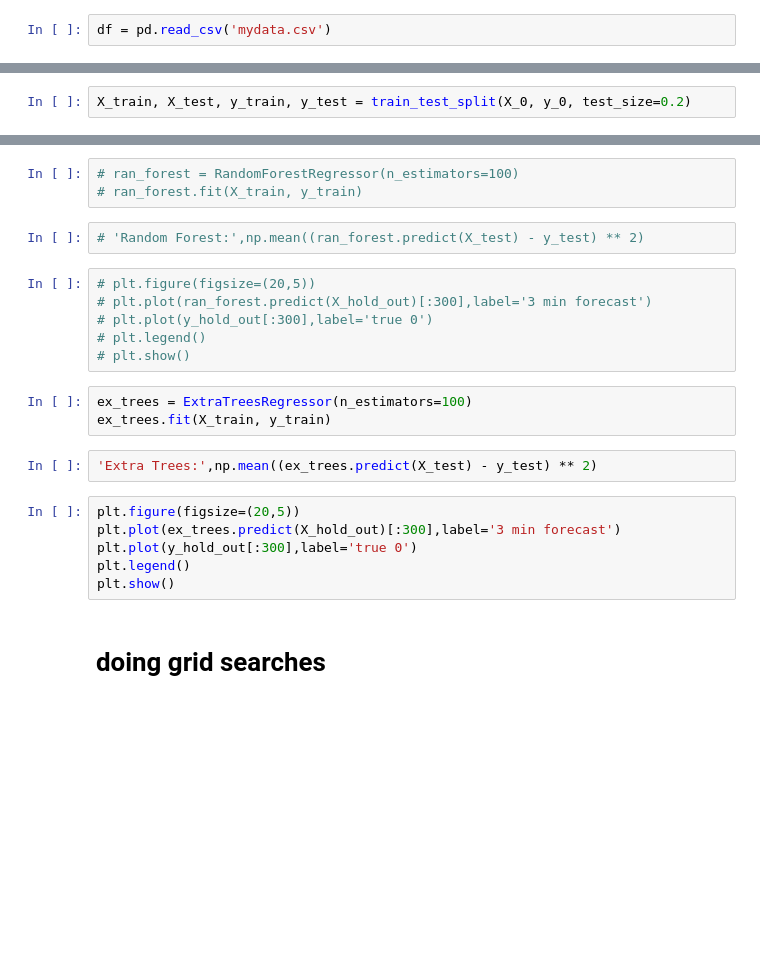
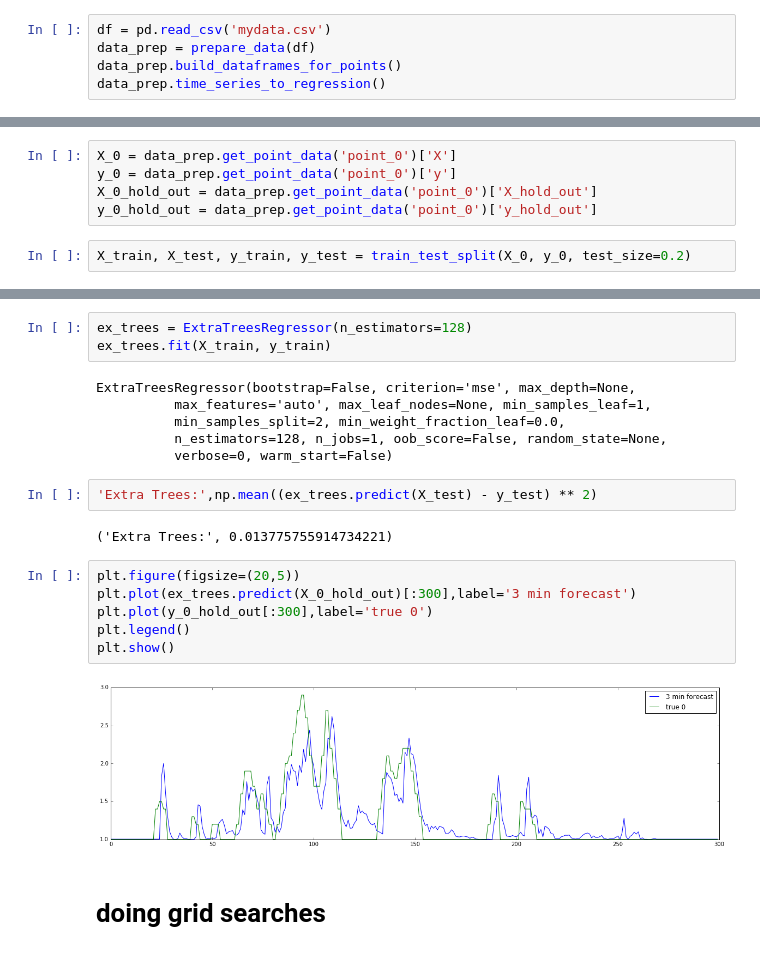
Before and after one commit to matthewswogger/Surge-Forecast-with-RNN, a Jupyter notebook: Randomforest.ipynb, the cells around one changed output, grey strips where cells are left out. Cells and saved outputs as stored; diff of their text form; blank space fills up the shorter version.

```diff
--- a/Randomforest.ipynb
+++ b/Randomforest.ipynb
@@ -9,3 +10,6 @@ from grid_search_helper import EstimatorSelectionHelper
 %matplotlib inline
 # %%
 df = pd.read_csv('mydata.csv')
+data_prep = prepare_data(df)
+data_prep.build_dataframes_for_points()
+data_prep.time_series_to_regression()
@@ -34,2 +35,7 @@ X_0 = training_testing_array[:,3:]
+# %%
+X_0 = data_prep.get_point_data('point_0')['X']
+y_0 = data_prep.get_point_data('point_0')['y']
+X_0_hold_out = data_prep.get_point_data('point_0')['X_hold_out']
+y_0_hold_out = data_prep.get_point_data('point_0')['y_hold_out']
 # %%
 X_train, X_test, y_train, y_test = train_test_split(X_0, y_0, test_size=0.2)
@@ -36,25 +49,24 @@ X_train, X_test, y_train, y_test = train_test_split(X_0, y_0, test_size=0.2)
 # %%
-# ran_forest = RandomForestRegressor(n_estimators=100)
-# ran_forest.fit(X_train, y_train)
+ex_trees = ExtraTreesRegressor(n_estimators=128)
+ex_trees.fit(X_train, y_train)
+# %% [output]
+ExtraTreesRegressor(bootstrap=False, criterion='mse', max_depth=None,
+          max_features='auto', max_leaf_nodes=None, min_samples_leaf=1,
+          min_samples_split=2, min_weight_fraction_leaf=0.0,
+          n_estimators=128, n_jobs=1, oob_score=False, random_state=None,
+          verbose=0, warm_start=False)
-# %%
-# 'Random Forest:',np.mean((ran_forest.predict(X_test) - y_test) ** 2)
-# %%
-# plt.figure(figsize=(20,5))
-# plt.plot(ran_forest.predict(X_hold_out)[:300],label='3 min forecast')
-# plt.plot(y_hold_out[:300],label='true 0')
-# plt.legend()
-# plt.show()
-# %%
-ex_trees = ExtraTreesRegressor(n_estimators=100)
-ex_trees.fit(X_train, y_train)
 # %%
 'Extra Trees:',np.mean((ex_trees.predict(X_test) - y_test) ** 2)
+# %% [output]
+('Extra Trees:', 0.013775755914734221)
 # %%
 plt.figure(figsize=(20,5))
-plt.plot(ex_trees.predict(X_hold_out)[:300],label='3 min forecast')
-plt.plot(y_hold_out[:300],label='true 0')
+plt.plot(ex_trees.predict(X_0_hold_out)[:300],label='3 min forecast')
+plt.plot(y_0_hold_out[:300],label='true 0')
 plt.legend()
 plt.show()
+# %% [output]
+[figure, added]
 # %% [markdown]
 # doing grid searches
 # %%
```
Also changed, not shown: parts of 11 cells of this notebook, 4 other files.
